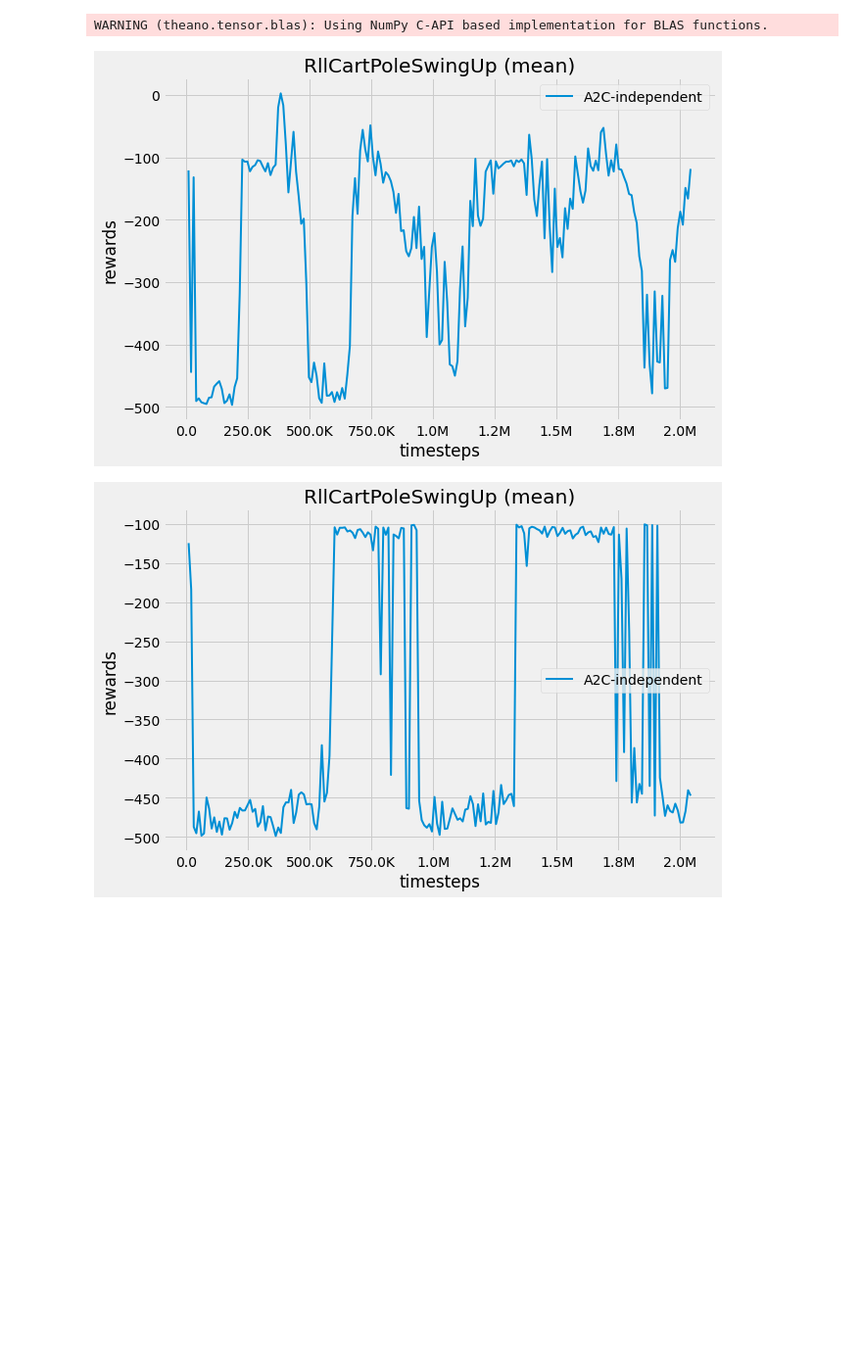
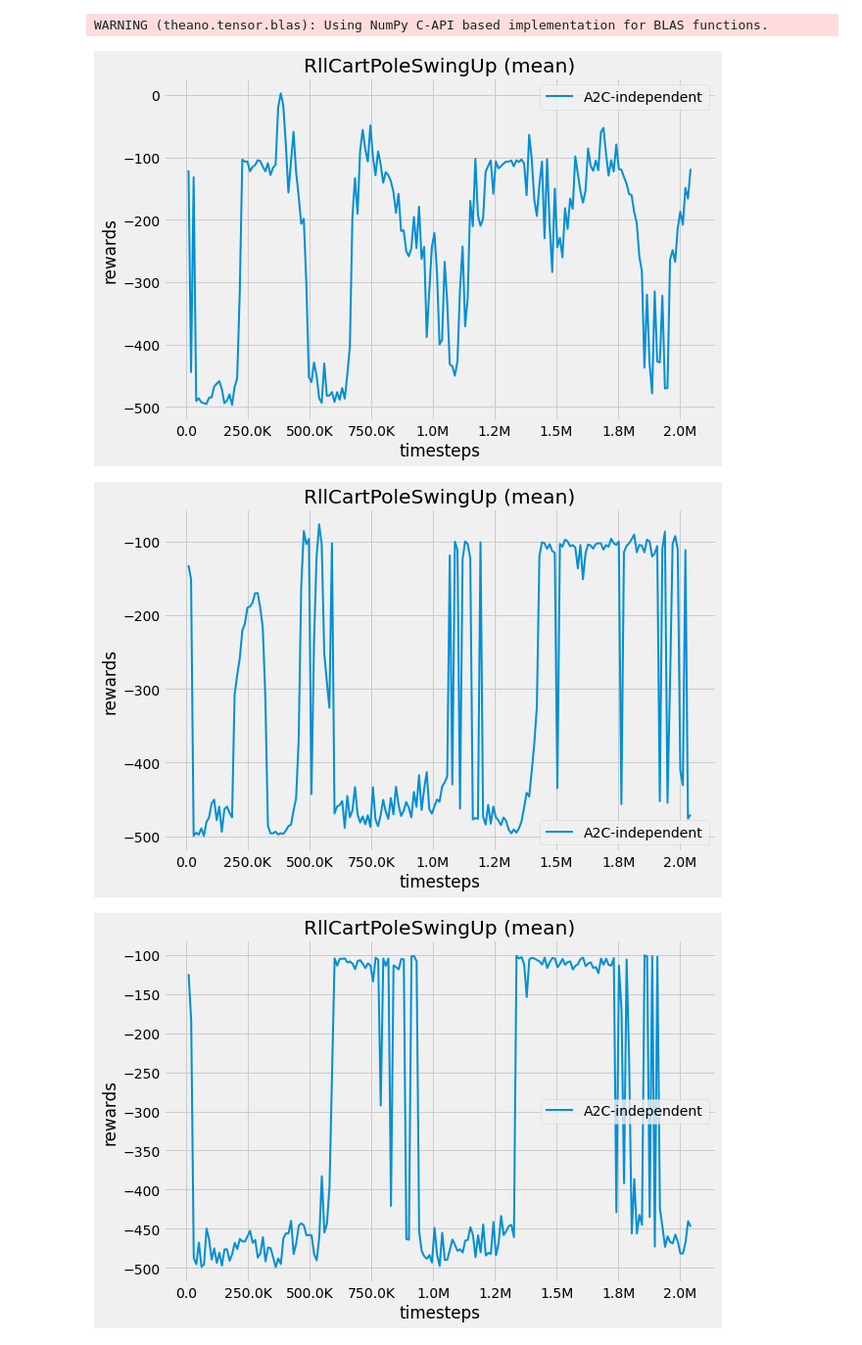
Before and after one commit to julesdubr/pandroide-svpg, a Jupyter notebook: plots/performance_comparison.ipynb, the cells around one changed output. Shown at 98% size. Drawn from its saved outputs; the diff is of its cells as text; code cells hidden in the pictures; blank space fills up the shorter version.

```diff
--- a/plots/performance_comparison.ipynb
+++ b/plots/performance_comparison.ipynb
@@ -12,8 +12,10 @@ WARNING (theano.tensor.blas): Using NumPy C-API based implementation for BLAS fu
 # %%
 
 plot_algos_performances(f"../runs/RllCartPoleSwingUp-v0/22-05-13/15-23-09/")
+plot_algos_performances(f"../runs/RllCartPoleSwingUp-v0/22-05-13/15-40-42/")
 # %% [output]
 [figure]
+[figure, added]
 # %%
 
 plot_algos_performances(f"../runs/RllCartPoleSwingUp-v0/22-05-13/14-53-19/")
```
Also changed, not shown: 3 other files.
